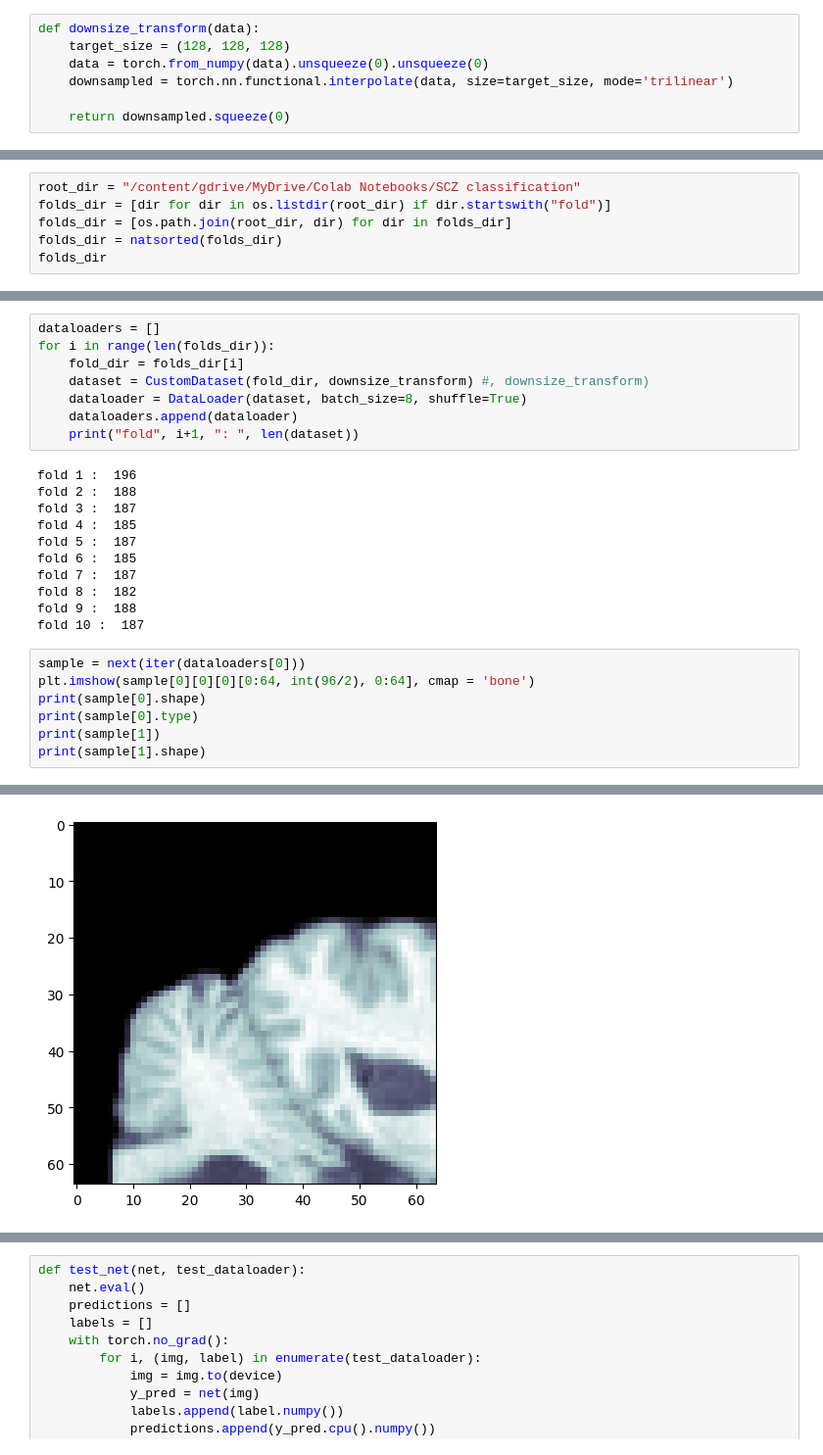
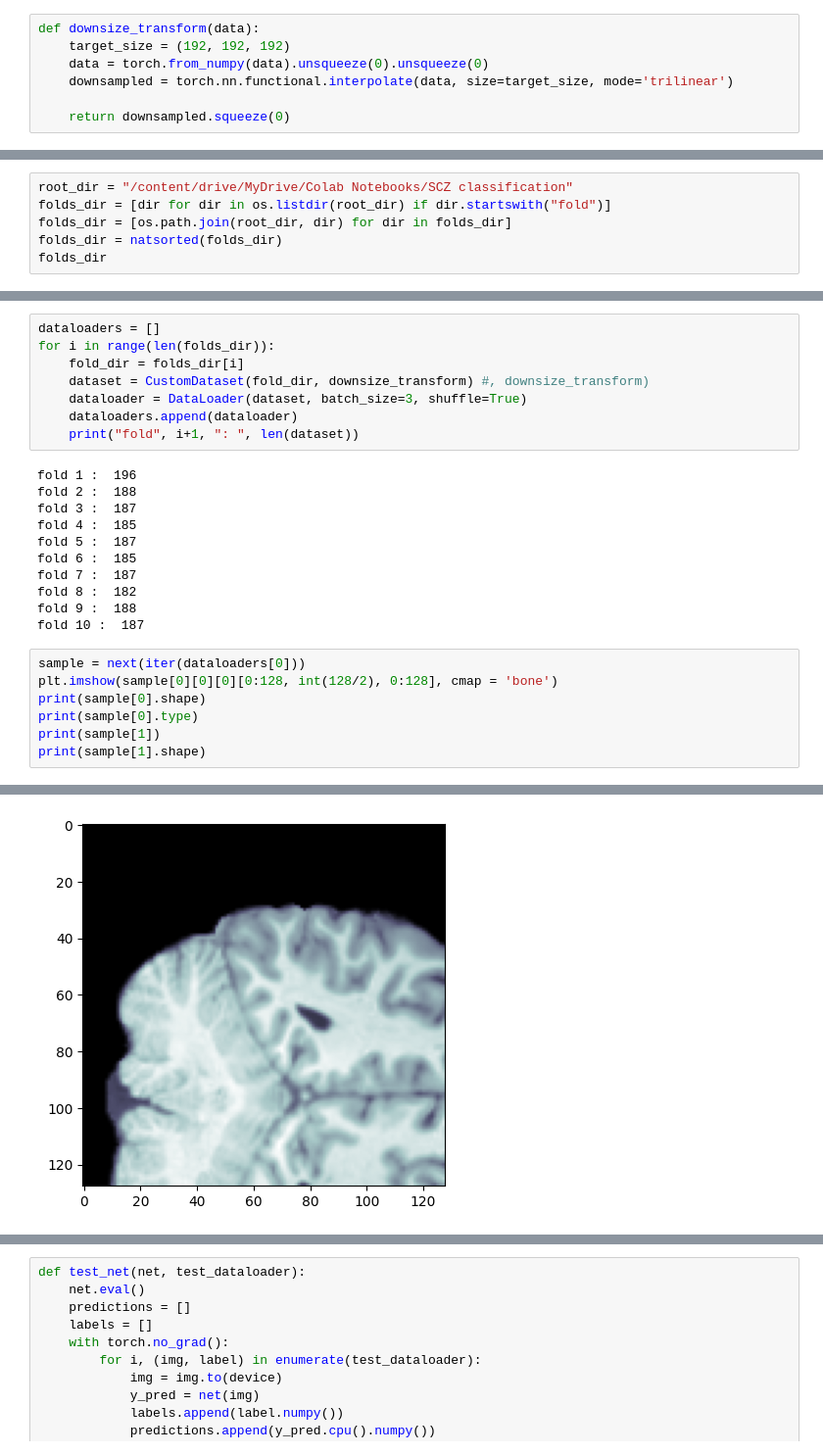
Before and after one commit to youzhiw/SCZ_classfication, a Jupyter notebook: vgg_collabpro.ipynb, the cells around one changed output, grey strips where cells are left out. Shown at 98% size. Drawn from its saved outputs; the diff is of its cells as text.

```diff
--- a/vgg_collabpro.ipynb
+++ b/vgg_collabpro.ipynb
@@ -162,7 +162,7 @@ VGG(
 )
 # %%
 def downsize_transform(data):
-    target_size = (128, 128, 128)
+    target_size = (192, 192, 192)
     data = torch.from_numpy(data).unsqueeze(0).unsqueeze(0)
     downsampled = torch.nn.functional.interpolate(data, size=target_size, mode='trilinear')
 
@@ -210,7 +210,7 @@ class CustomDataset(Dataset):
             img_tensor = torch.from_numpy(img_data).unsqueeze(0)
         return img_tensor, label
 # %%
-root_dir = "/content/gdrive/MyDrive/Colab Notebooks/SCZ classification"
+root_dir = "/content/drive/MyDrive/Colab Notebooks/SCZ classification"
 folds_dir = [dir for dir in os.listdir(root_dir) if dir.startswith("fold")]
 folds_dir = [os.path.join(root_dir, dir) for dir in folds_dir]
 folds_dir = natsorted(folds_dir)
@@ -231,7 +231,7 @@ dataloaders = []
 for i in range(len(folds_dir)):
     fold_dir = folds_dir[i]
     dataset = CustomDataset(fold_dir, downsize_transform) #, downsize_transform)
-    dataloader = DataLoader(dataset, batch_size=8, shuffle=True)
+    dataloader = DataLoader(dataset, batch_size=3, shuffle=True)
     dataloaders.append(dataloader)
     print("fold", i+1, ": ", len(dataset))
 # %% [output]
@@ -247,7 +247,7 @@ fold 9 :  188
 fold 10 :  187
 # %%
 sample = next(iter(dataloaders[0]))
-plt.imshow(sample[0][0][0][0:64, int(96/2), 0:64], cmap = 'bone')
+plt.imshow(sample[0][0][0][0:128, int(128/2), 0:128], cmap = 'bone')
 print(sample[0].shape)
 print(sample[0].type)
 print(sample[1])
@@ -267,4 +262,4 @@ torch.Size([8, 2])
-[figure, old version]
+[figure, new version]
 # %%
 def train_net(net, epochs, train_dataloader, valid_loader, optimizer, loss_function, device, check_pt_dir):
     os.makedirs(check_pt_dir, exist_ok=True)
```
Also changed, not shown: parts of 10 cells of this notebook.
